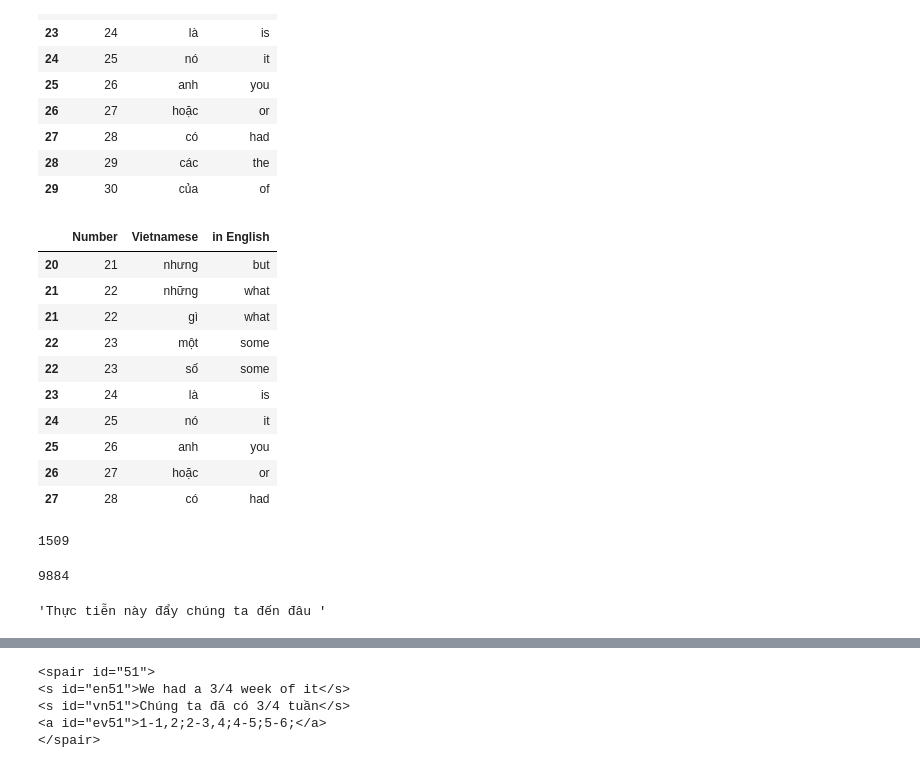
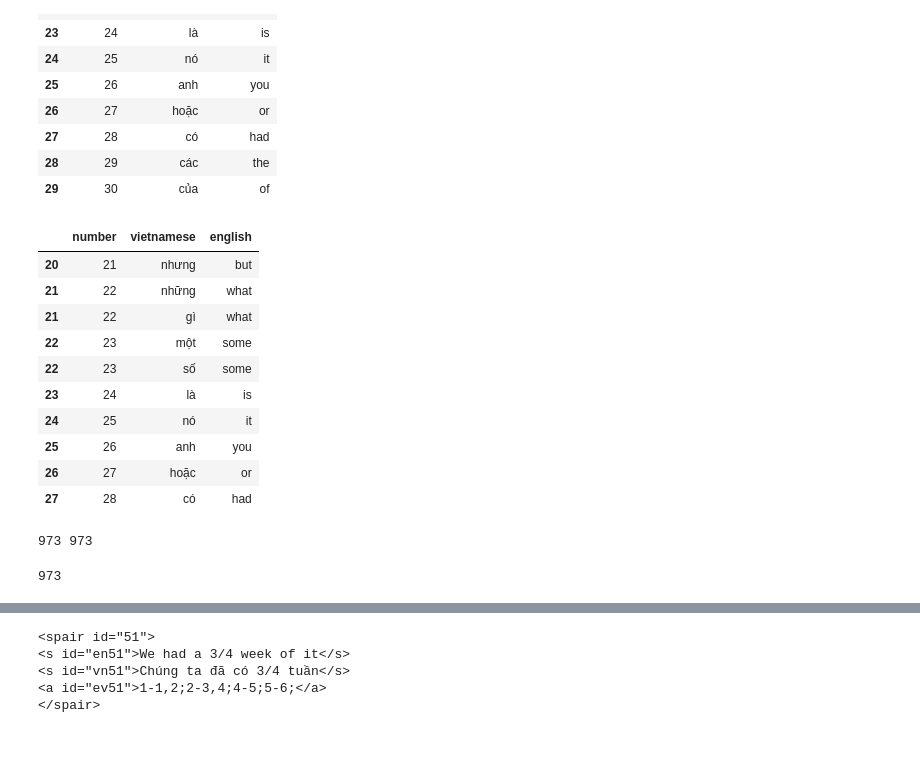
Before and after one commit to Tclack88/misc-analysis, a Jupyter notebook: vietnamese_frequency_sentence_mining.ipynb, the cells around one changed output, grey strips where cells are left out. Cells and saved outputs as stored; diff of their text form; code cells hidden in the pictures.

Commit message:
Finished Sentence sorting for Vietnamese

```diff
--- a/vietnamese_frequency_sentence_mining.ipynb
+++ b/vietnamese_frequency_sentence_mining.ipynb
@@ -111,17 +116,18 @@ freq[20:30]
 # %%
 # TODO: unfinished attempt to split the words
 import numpy as np
 freq1 = freq.copy()
 temp = freq1.Vietnamese.str.split(' ')
 freq1 = freq1.reindex(freq1.index.repeat(temp.apply(len)))
 freq1.Vietnamese = np.hstack(temp)
+freq1.columns = ['number', 'vietnamese', 'english']
 # freq1.Vietnamese = freq1.Vietnamese.str.split(" ")
 freq1[20:30]
 
 # data = data.reindex(data.index.repeat(temp.apply(len)))
 # data['new_Seatblocks'] = np.hstack(temp)
 # %% [output]
-|  | Number | Vietnamese | in English |
+|  | number | vietnamese | english |
 | 20 | 21 | nhưng | but |
 | 21 | 22 | những | what |
 | 21 | 22 | gì | what |
@@ -134,0 +143,17 @@ freq1[20:30]
+# %%
+common_vn = []
+common_en = []
+for i, sentence in enumerate(vn):
+  simple = 1
+  for word in sentence.split():
+    if word in list(freq1.vietnamese):
+      pass
+    else:
+      simple = 0
+  if simple:
+    common_vn.append(sentence)
+    common_en.append(en[i])
+
+print(len(common_vn), len(common_en))
+# %% [output]
+973 973
@@ -135,13 +169,4 @@ freq1[20:30]
 # %%
-len(freq1)
+len(sentence_values)
 # %% [output]
-1509
+973
-# %%
-len(en)
-len(vn)
-# %% [output]
-9884
-# %%
-vn[-70]
-# %% [output]
-'Thực tiễn này đẩy chúng ta đến đâu '
```
Also changed, not shown: parts of 9 cells of this notebook.
